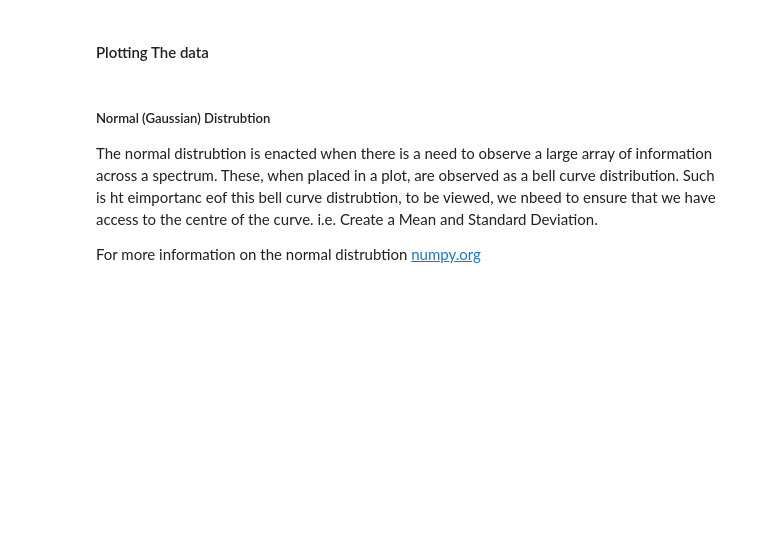
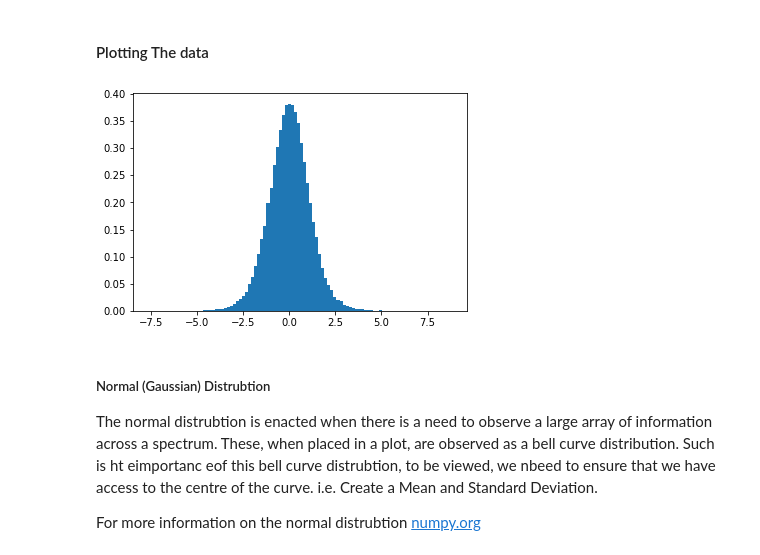
Before and after one commit to jonkavana/PODA-Project-2020, a Jupyter notebook: PODA Numpy.Random .ipynb, the cells around one changed output. Saved outputs shown, nothing was run; the diff lists cells and outputs as text; code cells hidden in the pictures; blank space fills up the shorter version.

```diff
--- a/PODA Numpy.Random .ipynb
+++ b/PODA Numpy.Random .ipynb
@@ -489,0 +532,4 @@ t = (np.mean(Collection)-7725)/(Collection.std(ddof=1)/np.sqrt(len(Collection)))
+# %%
+n = plt.hist(s, bins=100, density=True)
+# %% [output]
+[figure, added]
```
Also changed, not shown: parts of 42 cells of this notebook.
